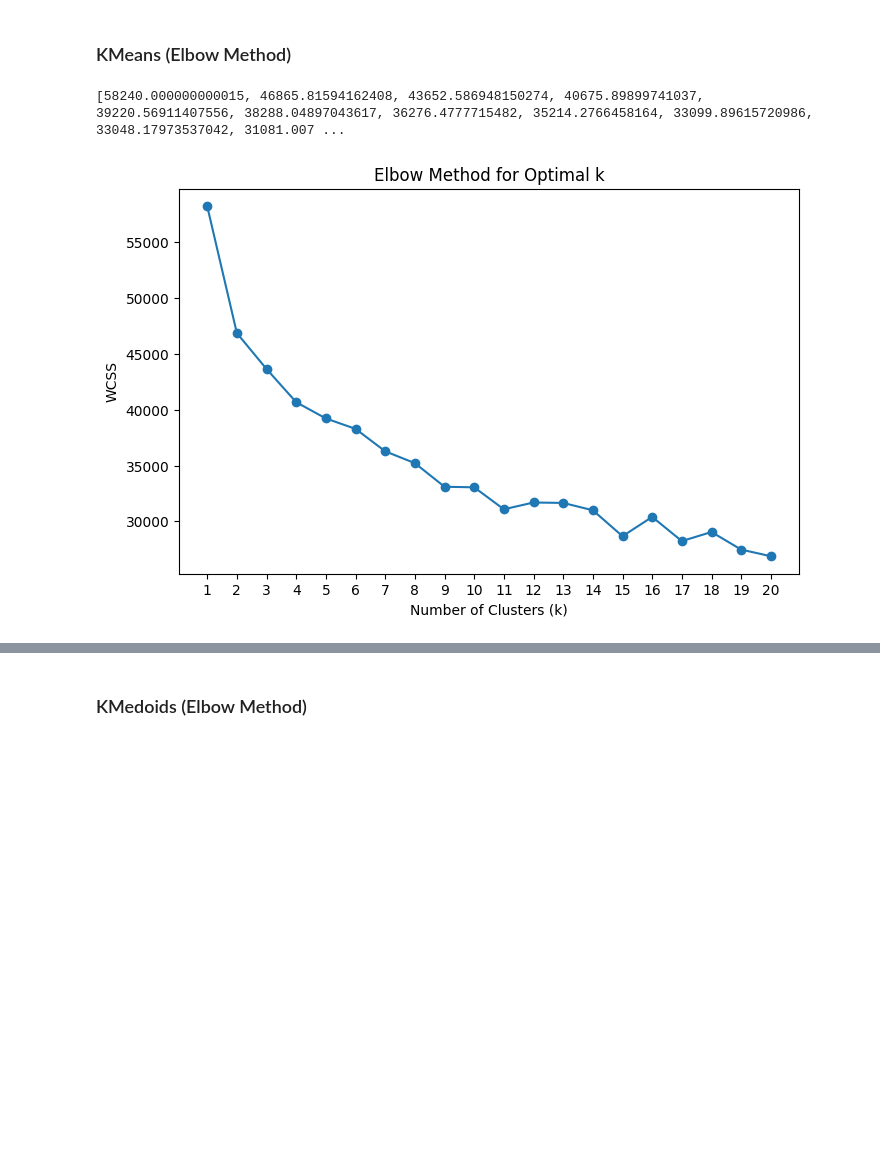
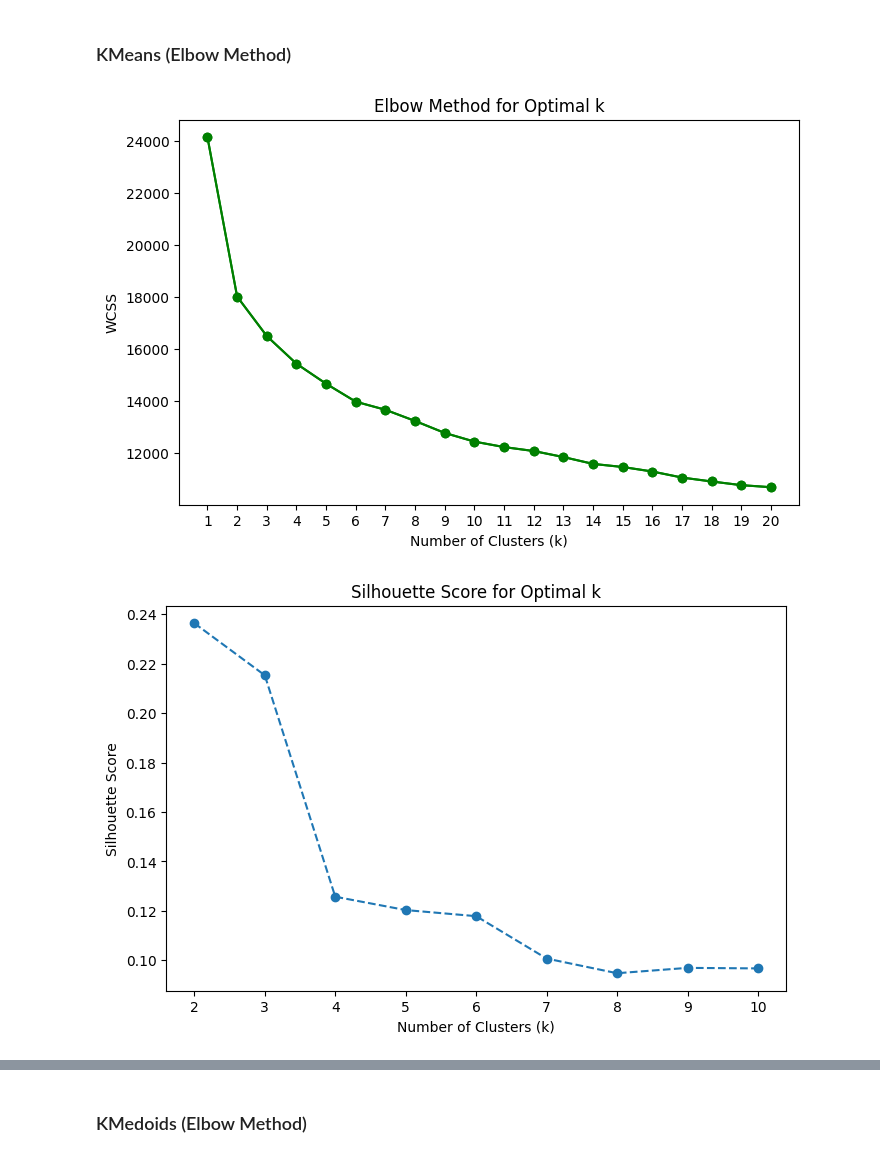
Before and after one commit to Graceyujung/ML, a Jupyter notebook: Grace_Clustering_Assignment.ipynb, the cells around one changed output, grey strips where cells are left out. Cells and saved outputs as stored; diff of their text form; code cells hidden in the pictures; blank space fills up the shorter version.

Commit message:
Handled the outliers and updated the scaler

```diff
--- a/Grace_Clustering_Assignment.ipynb
+++ b/Grace_Clustering_Assignment.ipynb
@@ -205,9 +229,10 @@ data.head(10)
 # %% [markdown]
 ### Feature Scaling
 # %%
-from sklearn.preprocessing import StandardScaler
+from sklearn.preprocessing import RobustScaler
 
-scaler = StandardScaler()
+# Used RobustScaler for outliers
+scaler = RobustScaler()
 df = data.copy()
 df = scaler.fit_transform(data)
 df
@@ -228,25 +253,44 @@ array([[-0.0209985 , -0.98534473, -0.45838256, ...,  0.        ,
 # %% [markdown]
 ### KMeans (Elbow Method)
 # %%
-from sklearn.cluster import KMeans
+import matplotlib.pyplot as plt
 import numpy as np
 from sklearn.metrics import silhouette_score
+from sklearn.cluster import KMeans
 
-WCSS=[]
-k_range = range(1, 21)
-for i in k_range:
-  kmeans=KMeans(n_clusters=i,init='k-means++')
-  kmeans.fit(df)
-  WCSS.append(kmeans.inertia_)
-print(WCSS)
+WCSS = []
+silhouette_scores = []
+wcss_range = range(1, 21)  # WCSS range (including k=1)
+silhouette_range = range(2, 11)  # Silhouette Score range (starting from k=2)
 
+for k in wcss_range:
+    kmeans = KMeans(n_clusters=k, init='k-means++', random_state=42)
+    kmeans.fit(df)
+    WCSS.append(kmeans.inertia_)
+
+for k in silhouette_range:
+    kmeans = KMeans(n_clusters=k, init='k-means++', random_state=42)
+    labels = kmeans.fit_predict(df)
+    score = silhouette_score(df, labels)
+    silhouette_scores.append(score)
+
+# Plot WCSS (Elbow Method)
 plt.figure(figsize=(8, 5))
-plt.plot(k_range, WCSS, marker='o')
+plt.plot(wcss_range, WCSS, marker='o', linestyle='-', color='g')
 plt.xticks(np.arange(1, 21))
 plt.xlabel('Number of Clusters (k)')
 plt.ylabel('WCSS')
 plt.title('Elbow Method for Optimal k')
 plt.show()
+
+# Plot Silhouette Scores
+plt.figure(figsize=(8, 5))
+plt.plot(silhouette_range, silhouette_scores, marker='o', linestyle='dashed')
+plt.xticks(np.arange(2, 11))
+plt.xlabel('Number of Clusters (k)')
+plt.ylabel('Silhouette Score')
+plt.title('Silhouette Score for Optimal k')
+plt.show()
 # %% [output]
-[58240.000000000015, 46865.81594162408, 43652.586948150274, 40675.89899741037, 39220.56911407556, 38288.04897043617, 36276.4777715482, 35214.2766458164, 33099.89615720986, 33048.17973537042, 31081.007 ...
-[figure, old version]
+[figure, new version]
+[figure, added]
```
Also changed, not shown: parts of 11 cells of this notebook.
